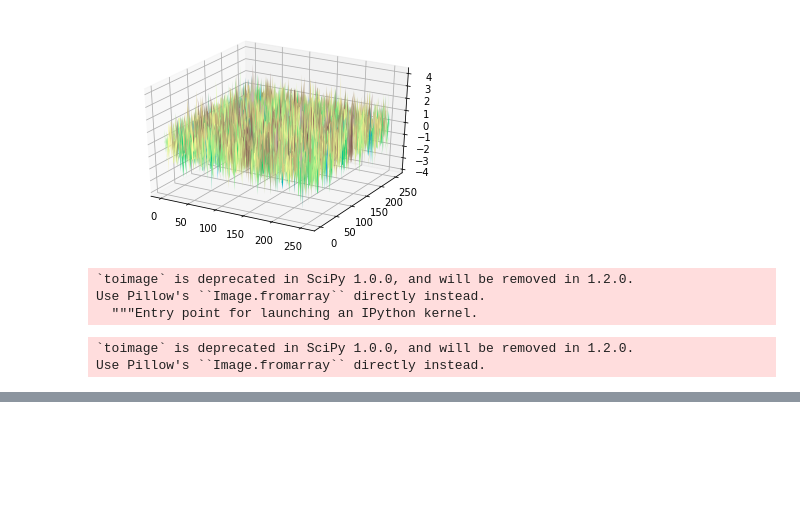
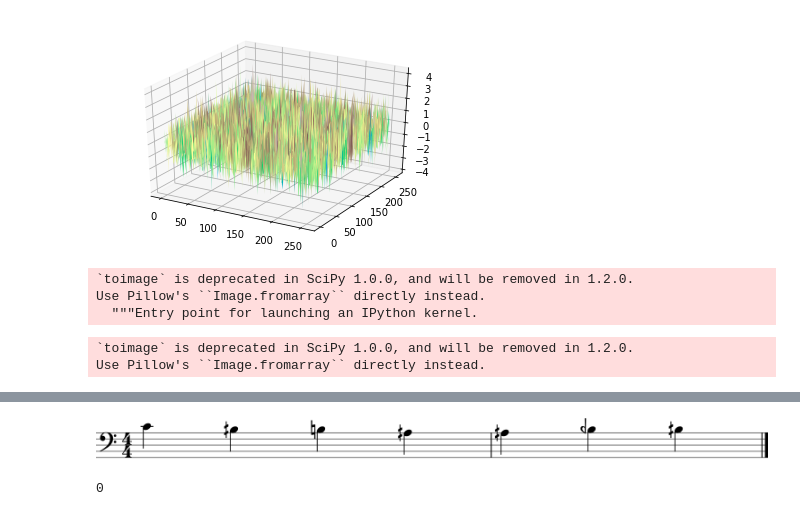
Before and after one commit to anirudhssundar/Perlin_Noise, a Jupyter notebook: Untitled.ipynb, the cells around one changed output, grey strips where cells are left out. Cells and saved outputs as stored; diff of their text form; code cells hidden in the pictures; blank space fills up the shorter version.

```diff
--- a/Untitled.ipynb
+++ b/Untitled.ipynb
@@ -132,0 +192,22 @@ Use Pillow's ``Image.fromarray`` directly instead.
+# %%
+stream2 = stream.Stream()
+
+for i in range(7):
+    item = note.Note()
+    item.frequency = notelist[i].frequency + 10000*mynoise[i]
+    item.duration = notelist[i].duration
+    stream2.append(item)
+# %%
+stream2.show()
+
+def save_midi(stream,fp):
+    stream.write('midi',fp)
+
+
+save_midi(stream2,'2.mid')
+# %% [output]
+[figure, added]
+# %%
+subprocess.call(['timidity','2.mid'])
+# %% [output]
+0
```
Also changed, not shown: parts of 10 cells of this notebook.
